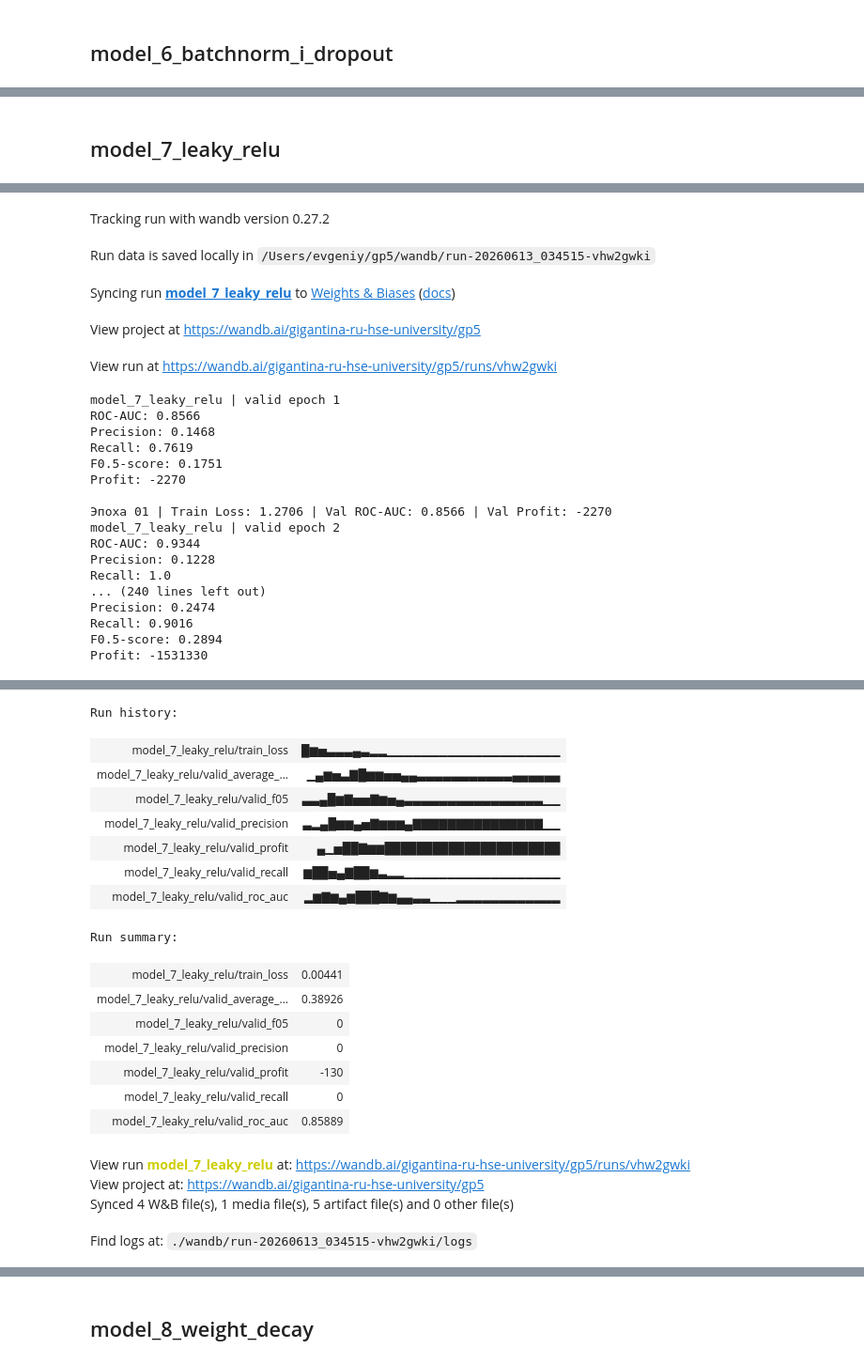
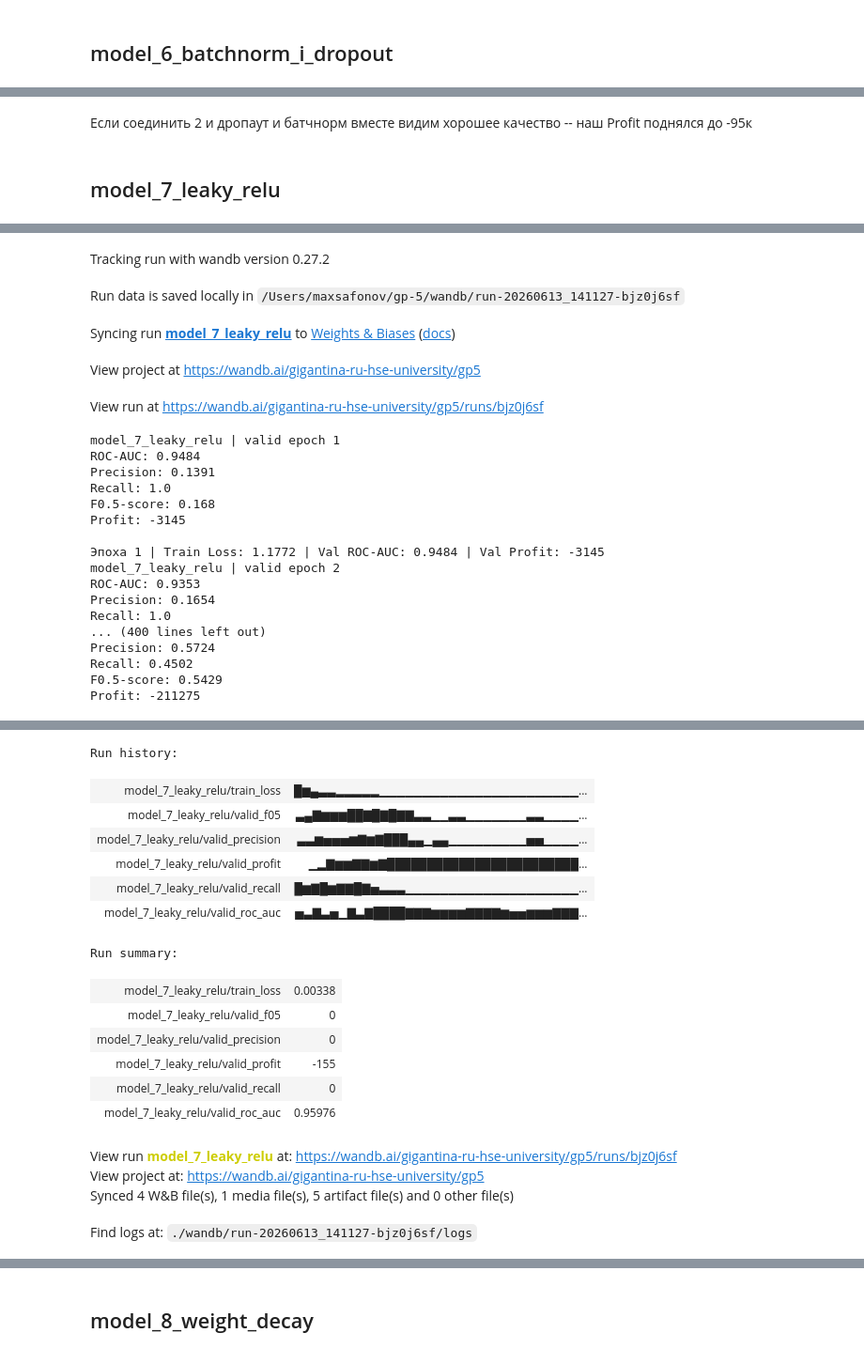
Before and after one commit to gigantina/gp-5, a Jupyter notebook: Part_2.ipynb, the cells around one changed output, grey strips where cells are left out. Shown at 94% size. Drawn from its saved outputs; the diff is of its cells as text; code cells hidden in the pictures.

```diff
--- a/Part_2.ipynb
+++ b/Part_2.ipynb
@@ -204,7 +201,6 @@ def evaluate_model(model, X, y, threshold=0.5, name="dataset"):
     y_pred = (y_prob > threshold).astype(int)
 
     roc_auc = roc_auc_score(y_true, y_prob)
-    avg_precision = average_precision_score(y_true, y_prob)
     precision = precision_score(y_true, y_pred)
     recall = recall_score(y_true, y_pred)
     f05 = fbeta_score(y_true, y_pred, beta=0.5)
@@ -224,14 +220,9 @@ def evaluate_model(model, X, y, threshold=0.5, name="dataset"):
         "dataset": name,
         "threshold": threshold,
         "roc_auc": roc_auc,
-        "average_precision": avg_precision,
         "precision": precision,
         "recall": recall,
         "f05": f05,
-        "profit": profit,
-        "tn": tn,
-        "fp": fp,
-        "fn": fn,
-        "tp": tp
+        "profit": profit
     }
 # %%
@@ -1068,10 +1096,12 @@ test_metrics = evaluate_model(model_6, X_test, y_test, threshold=0.5, name="Test
+# %% [markdown]
+Если соединить 2 и дропаут и батчнорм вместе видим хорошее качество -- наш Profit поднялся до -95к
 # %% [markdown]
 ## model_7_leaky_relu
 # %%
-EPOCHS = 30
+EPOCHS = 50
 LR = 0.01
 DROPOUT_COEF = 0.3
-NEG_SLOPE = 0.02
+NEG_SLOPE = 0.03
 
 SEED = 42
 random.seed(SEED)
@@ -1125,68 +1155,66 @@ config = {
     "architecture": str(model_7)
 }
 
 run = wandb.init(project=WANDB_PROJECT, entity=WANDB_ENTITY, name="model_7_leaky_relu", config=config)
 log_file = new_log_file()
 
-model_7, history_7 = train_model(
+model_7 = train_model(
     model=model_7,
     train_loader=train_loader,
     X_valid=X_val,
     y_valid=y_val,
     loss_fn=loss_fn,
     optimizer=optimizer,
     epochs=EPOCHS,
     threshold=0.5,
     model_name="model_7_leaky_relu"
 )
 save_results(model_7, "model_7", log_file, run)
 
 run.finish()
 # %% [output]
 [interactive output not drawn]
 Tracking run with wandb version 0.27.2
-Run data is saved locally in /Users/evgeniy/gp5/wandb/run-20260613_034515-vhw2gwki
+Run data is saved locally in /Users/maxsafonov/gp-5/wandb/run-20260613_141127-bjz0j6sf
 Syncing run model_7_leaky_relu to Weights & Biases (docs)
 View project at https://wandb.ai/gigantina-ru-hse-university/gp5
-View run at https://wandb.ai/gigantina-ru-hse-university/gp5/runs/vhw2gwki
+View run at https://wandb.ai/gigantina-ru-hse-university/gp5/runs/bjz0j6sf
 model_7_leaky_relu | valid epoch 1
-ROC-AUC: 0.8566
-Precision: 0.1468
-Recall: 0.7619
-F0.5-score: 0.1751
-Profit: -2270
+ROC-AUC: 0.9484
+Precision: 0.1391
+Recall: 1.0
+F0.5-score: 0.168
+Profit: -3145
 
-Эпоха 01 | Train Loss: 1.2706 | Val ROC-AUC: 0.8566 | Val Profit: -2270
+Эпоха 1 | Train Loss: 1.1772 | Val ROC-AUC: 0.9484 | Val Profit: -3145
 model_7_leaky_relu | valid epoch 2
-ROC-AUC: 0.9344
-Precision: 0.1228
+ROC-AUC: 0.9353
+Precision: 0.1654
 Recall: 1.0
-... (240 lines left out)
-Precision: 0.2474
-Recall: 0.9016
-F0.5-score: 0.2894
-Profit: -1531330
+... (400 lines left out)
+Precision: 0.5724
+Recall: 0.4502
+F0.5-score: 0.5429
+Profit: -211275
 [interactive output not drawn]
 Run history:
-| model_7_leaky_relu/train_loss | █▆▅▃▃▃▄▃▂▂▁▁▁▁▁▁▁▁▁▁▁▁▁▁▁▁▁▁▁▁ |
-| model_7_leaky_relu/valid_average_... | ▁▄▆▅▃▇█▆▆▅▅▄▄▃▃▃▃▃▃▃▃▃▃▃▄▄▄▄▄▄ |
-| model_7_leaky_relu/valid_f05 | ▃▃▄█▆▇▅▅▇▆▅▄▃▃▃▃▃▃▃▃▃▃▃▃▃▃▃▃▁▁ |
-| model_7_leaky_relu/valid_precision | ▃▂▄█▆▆▄▅▇▆▆▆▄▇▇▇▇▇▇▇▇▇▇▇▇▇▇▇▁▁ |
-| model_7_leaky_relu/valid_profit | ▄▁▅██▇▆▆██████████████████████ |
-| model_7_leaky_relu/valid_recall | ▆██▅▄▇██▆▃▂▂▁▁▁▁▁▁▁▁▁▁▁▁▁▁▁▁▁▁ |
-| model_7_leaky_relu/valid_roc_auc | ▂▆▇▆▄▆███▇▆▄▄▃▃▁▁▁▂▂▂▂▂▂▂▂▂▂▂▂ |
+| model_7_leaky_relu/train_loss | █▆▄▃▃▂▂▂▂▂▁▁▁▁▁▁▁▁▁▁▁▁▁▁▁▁▁▁▁▁▁▁▁... |
+| model_7_leaky_relu/valid_f05 | ▃▄▇▆▆▆██▇█▇█▇▇▃▃▁▁▃▃▁▁▁▁▁▁▁▃▃▁▁▁▁... |
+| model_7_leaky_relu/valid_precision | ▃▃▆▅▅▅▆▇▆▇███▄▄▁▄▄▁▁▁▁▁▁▁▁▁▅▅▁▁▁▁... |
+| model_7_leaky_relu/valid_profit | ▁▂▇▆▆▇▇▆▇████████████████████████... |
+| model_7_leaky_relu/valid_recall | █▆▇█▆▇▇█▇▅▃▃▃▁▁▁▁▁▁▁▁▁▁▁▁▁▁▁▁▁▁▁▁... |
+| model_7_leaky_relu/valid_roc_auc | ▅▃▇▃▅▁▇▃▇████▇▇▇▆▆▆▆▇▇▇▇▆▅▅▆▆▆▇▇▇... |
 Run summary:
-| model_7_leaky_relu/train_loss | 0.00441 |
-| model_7_leaky_relu/valid_average_... | 0.38926 |
+| model_7_leaky_relu/train_loss | 0.00338 |
 | model_7_leaky_relu/valid_f05 | 0 |
 | model_7_leaky_relu/valid_precision | 0 |
-| model_7_leaky_relu/valid_profit | -130 |
+| model_7_leaky_relu/valid_profit | -155 |
 | model_7_leaky_relu/valid_recall | 0 |
-| model_7_leaky_relu/valid_roc_auc | 0.85889 |
+| model_7_leaky_relu/valid_roc_auc | 0.95976 |
-View run model_7_leaky_relu at: https://wandb.ai/gigantina-ru-hse-university/gp5/runs/vhw2gwki
+View run model_7_leaky_relu at: https://wandb.ai/gigantina-ru-hse-university/gp5/runs/bjz0j6sf
 View project at: https://wandb.ai/gigantina-ru-hse-university/gp5
 Synced 4 W&B file(s), 1 media file(s), 5 artifact file(s) and 0 other file(s)
-Find logs at: ./wandb/run-20260613_034515-vhw2gwki/logs
+Find logs at: ./wandb/run-20260613_141127-bjz0j6sf/logs
 # %%
 train_metrics = evaluate_model(model_7, X_train, y_train, threshold=0.5, name="Train")
 test_metrics = evaluate_model(model_7, X_test, y_test, threshold=0.5, name="Test")
```
Also changed, not shown: parts of 33 cells of this notebook.
